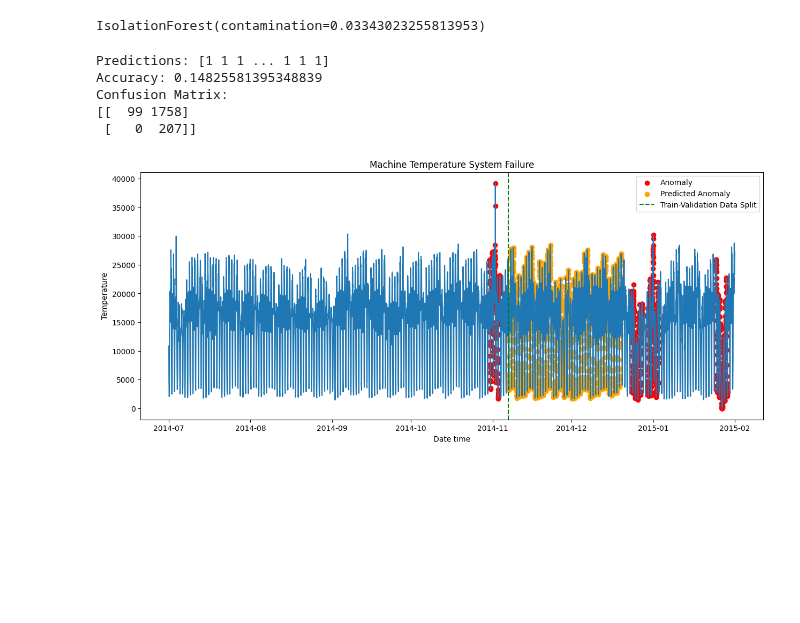
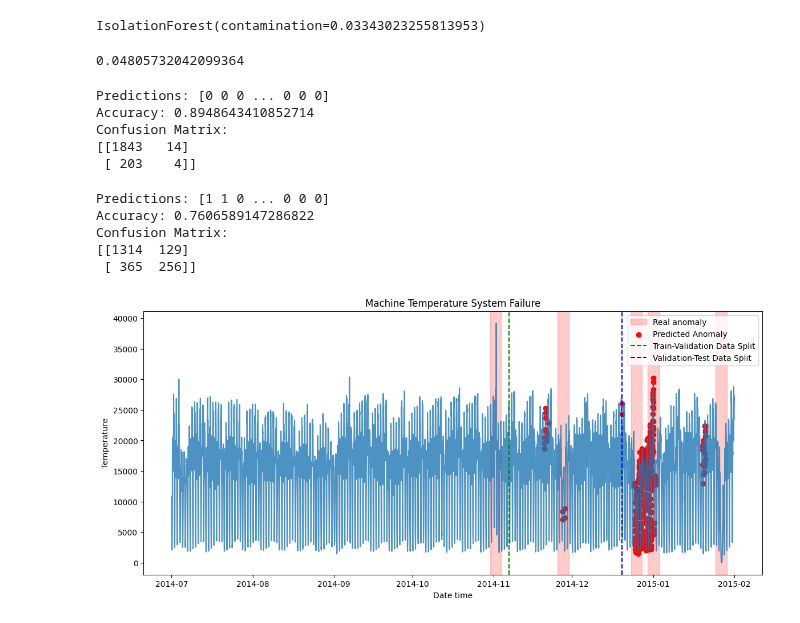
Before and after one commit to anjalianand10/VariationalAutoencodersForAnomalyDetection, a Jupyter notebook: isolation_forest.ipynb, the cells around one changed output. Saved outputs shown, nothing was run; the diff lists cells and outputs as text; code cells hidden in the pictures; blank space fills up the shorter version.

Commit message:
Modified threshold

```diff
--- a/isolation_forest.ipynb
+++ b/isolation_forest.ipynb
@@ -142,10 +146,17 @@ IsolationForest(contamination=0.03343023255813953)
 anomaly_scores = model.decision_function(X_val_features)
 # %%
 # Threshold for classifying instances as anomalies (adjust as needed)
-threshold = np.percentile(anomaly_scores, 95)
+threshold = np.percentile(anomaly_scores, 1)
+print(threshold)
+# %% [output]
+0.04805732042099364
+# %%
+# Compute the anomaly scores for the test set
+test_scores = model.decision_function(X_test_features)
 # %%
 # Classify instances as normal (0) or anomalous (1)
-predictions = np.where(anomaly_scores >= threshold, 0, 1)
+val_predictions = np.where(anomaly_scores <= threshold, 1, 0)
+test_predictions = np.where(test_scores <= threshold, 1, 0)
 # %%
 def assign_point_predictions(window_predictions, window_size):
     point_predictions = np.append(window_predictions, np.full(window_size-1, window_predictions[-1]))
@@ -155,30 +164,50 @@ point_predictions = assign_point_predictions(predictions, window_size)
+# %%
+val_point_predictions = assign_point_predictions(val_predictions, window_size)
+test_point_predictions = assign_point_predictions(test_predictions, window_size)
 # %%
-# Output predictions
-print("Predictions:", predictions)
+# Validation set output predictions
+print("Predictions:", val_predictions)
 
 # Evaluate model performance
-accuracy = accuracy_score(labels_val, point_predictions)
-conf_matrix = confusion_matrix(labels_val, point_predictions)
+accuracy = accuracy_score(labels_val, val_point_predictions)
+conf_matrix = confusion_matrix(labels_val, val_point_predictions)
 print("Accuracy:", accuracy)
 print("Confusion Matrix:")
 print(conf_matrix)
 # %% [output]
-Predictions: [1 1 1 ... 1 1 1]
-Accuracy: 0.14825581395348839
+Predictions: [0 0 0 ... 0 0 0]
+Accuracy: 0.8948643410852714
 Confusion Matrix:
-[[  99 1758]
- [   0  207]]
+[[1843   14]
+ [ 203    4]]
+# %%
+# Test set output predictions
+print("Predictions:", test_predictions)
+
+# Evaluate model performance
+accuracy = accuracy_score(labels_test, test_point_predictions)
+conf_matrix = confusion_matrix(labels_test, test_point_predictions)
+print("Accuracy:", accuracy)
+print("Confusion Matrix:")
+print(conf_matrix)
+# %% [output]
+Predictions: [1 1 0 ... 0 0 0]
+Accuracy: 0.7606589147286822
+Confusion Matrix:
+[[1314  129]
+ [ 365  256]]
 # %%
-plt.figure(figsize=(15, 6))
-plt.plot(data['timestamp'], data['value'])
-plt.scatter(data['timestamp'][data['anomaly'] == 1], data['value'][data['anomaly'] == 1], color='red', label='Anomaly')
-plt.scatter(data_val['timestamp'][point_predictions == 1], data_val['value'][point_predictions == 1], color='orange', label='Predicted Anomaly')
+fig, ax = plt.subplots(figsize=(14, 6))
+ax.plot(data['timestamp'], data['value'], alpha= 0.8)
+ax.fill_between(data['timestamp'], 0, 1, where=data['anomaly'], color='red', alpha=0.2, transform=ax.get_xaxis_transform(),label='Real anomaly')
+ax.scatter(data_val['timestamp'][val_point_predictions == 1], data_val['value'][val_point_predictions == 1], color='red', label='Predicted Anomaly')
+ax.scatter(data_test['timestamp'][test_point_predictions == 1], data_test['value'][test_point_predictions == 1], color='red')
 plt.title('Machine Temperature System Failure')
 plt.xlabel('Date time')
 plt.ylabel('Temperature')
-plt.axvline(data_val['timestamp'].iloc[0], color='green', linestyle='--', label='Train-Validation Data Split')
-# plt.axvline(data_test['timestamp'].iloc[0], color='blue', linestyle='--', label='Validation-Test Data Split')
+ax.axvline(data_val['timestamp'].iloc[0], color='green', linestyle='--', label='Train-Validation Data Split')
+ax.axvline(data_val['timestamp'].iloc[-1], color='blue', linestyle='--', label='Validation-Test Data Split')
 plt.legend()
 plt.show()
 # %% [output]
-[figure, old version]
+[figure, new version]
```
Also changed, not shown: parts of 8 cells of this notebook, 1 other file.
